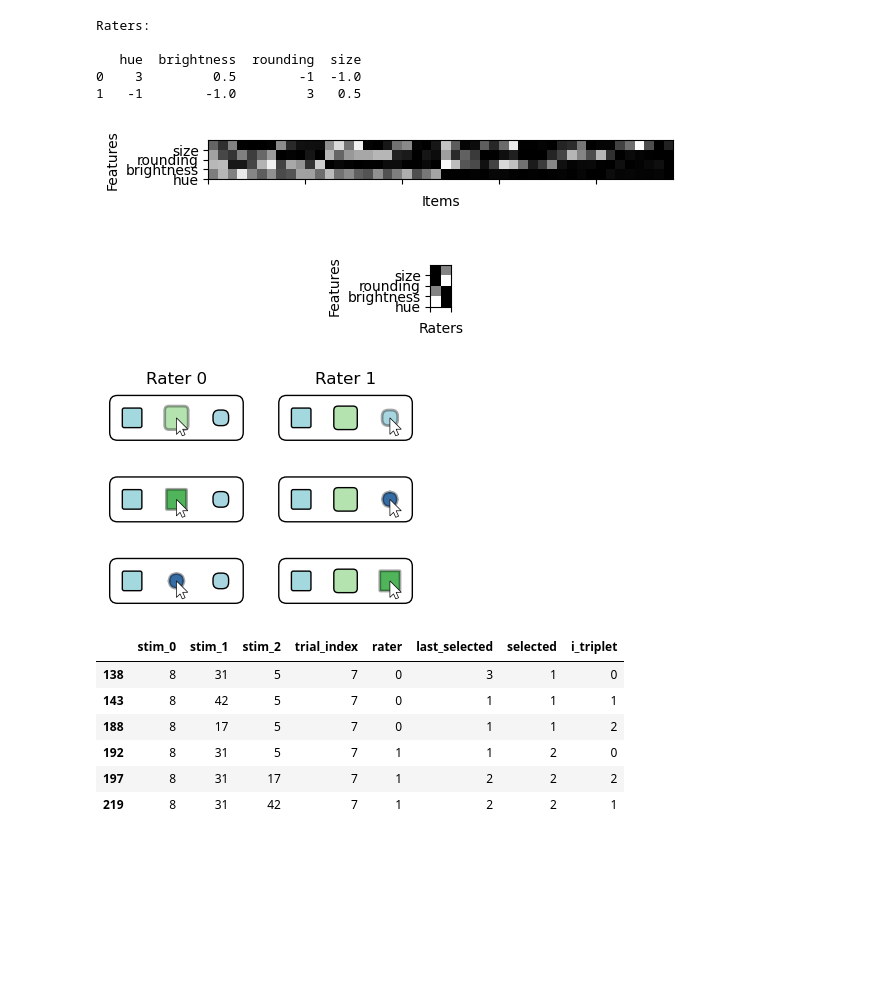
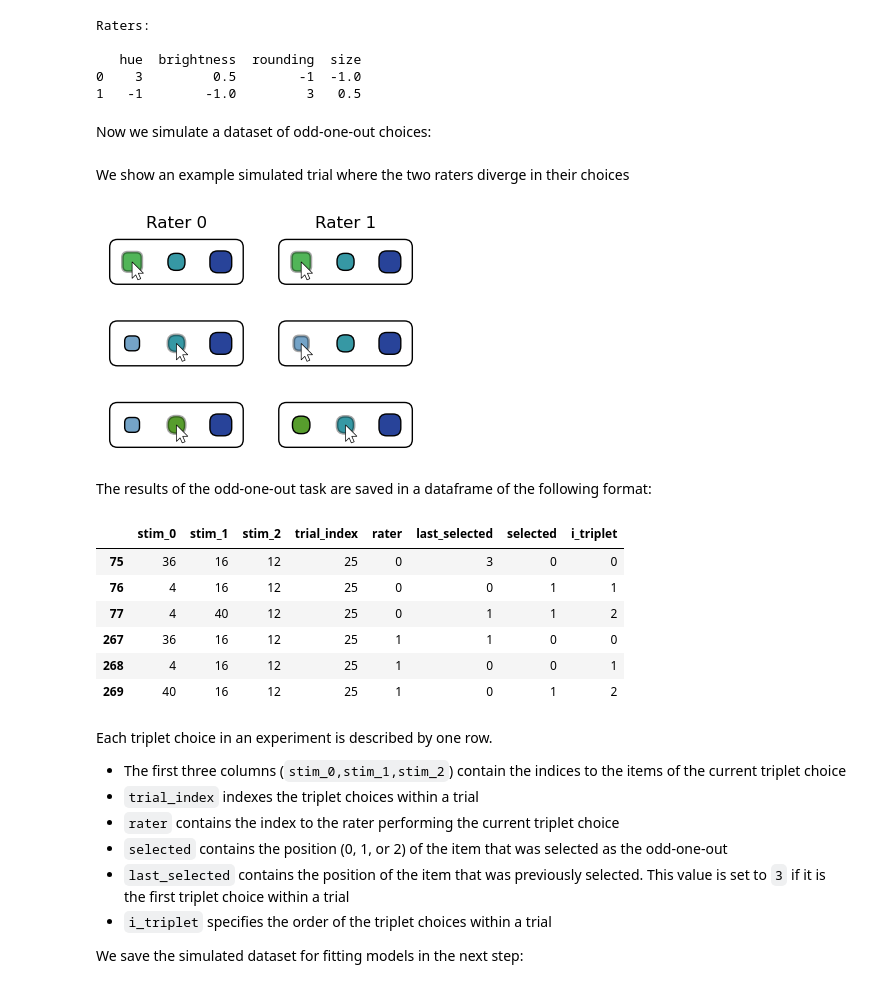
Before and after one commit to pwdonh/triplets, a Jupyter notebook: examples/example_1_simulate_data.ipynb, the cells around one changed output. Cells and saved outputs as stored; diff of their text form; code cells hidden in the pictures; blank space fills up the shorter version.

Commit message:
more descriptions of the examples

```diff
--- a/examples/example_1_simulate_data.ipynb
+++ b/examples/example_1_simulate_data.ipynb
@@ -89,61 +91,53 @@ Raters:
    hue  brightness  rounding  size
 0    3         0.5        -1  -1.0
 1   -1        -1.0         3   0.5
-# %%
-# Plot the ground truth item scores and rater weights
-
-fig = plt.figure(1)
-axs = fig.subplots(2,1,gridspec_kw=dict(height_ratios=[4,1]))
-im = axs[0].pcolormesh(
-    torch.nn.functional.softplus(model_gt.linear_item.weight.data),
-    cmap='gray'
-)
-axs[0].set_xlabel('Items')
-im = axs[1].pcolormesh(
-    torch.sigmoid(model_gt.linear_rater.weight.data),
-    cmap='gray'
-)
-axs[1].set_xlabel('Raters')
-for ax in axs:
-    ax.set_ylabel('Features')
-    ax.set_aspect(1)
-    ax.set_xticklabels([])
-    ax.set_yticks([0,1,2,3])
-    ax.set_yticklabels(columns_gt)
-# plt.colorbar(im)
-fig.set_size_inches([6,3])
-# %% [output]
-[figure, removed]
+# %% [markdown]
+Now we simulate a dataset of odd-one-out choices:
 # %%
 df_triplets = simulate_triplet_dataset(
     model_gt, df_items, df_raters,
     num_trials=64, items_per_trial=5
 )
+# %% [markdown]
+We show an example simulated trial where the two raters diverge in their choices
 # %%
-df_trial = df_triplets.query('trial_index==7')
+df_trial = df_triplets.query('trial_index==25')
 
 fig = plt.figure(2)
 axs = fig.subplots(3,2)
 for triplet, ax_row in enumerate(axs):
     for rater, ax in enumerate(ax_row):
         plot_triplet_row(
             ax, df_trial.query(f'rater=={rater}').iloc[triplet],
             df_items, mouse=True
         )
         if triplet==0:
             ax.set_title(f'Rater {rater}')
 fig.set_size_inches([4,3])
 # %% [output]
-[figure, old version]
+[figure, new version]
+# %% [markdown]
+The results of the odd-one-out task are saved in a dataframe of the following format:
 # %%
 df_trial
 # %% [output]
 |  | stim_0 | stim_1 | stim_2 | trial_index | rater | last_selected | selected | i_triplet |
-| 138 | 8 | 31 | 5 | 7 | 0 | 3 | 1 | 0 |
-| 143 | 8 | 42 | 5 | 7 | 0 | 1 | 1 | 1 |
-| 188 | 8 | 17 | 5 | 7 | 0 | 1 | 1 | 2 |
-| 192 | 8 | 31 | 5 | 7 | 1 | 1 | 2 | 0 |
-| 197 | 8 | 31 | 17 | 7 | 1 | 2 | 2 | 2 |
-| 219 | 8 | 31 | 42 | 7 | 1 | 2 | 2 | 1 |
+| 75 | 36 | 16 | 12 | 25 | 0 | 3 | 0 | 0 |
+| 76 | 4 | 16 | 12 | 25 | 0 | 0 | 1 | 1 |
+| 77 | 4 | 40 | 12 | 25 | 0 | 1 | 1 | 2 |
+| 267 | 36 | 16 | 12 | 25 | 1 | 1 | 0 | 0 |
+| 268 | 4 | 16 | 12 | 25 | 1 | 0 | 0 | 1 |
+| 269 | 40 | 16 | 12 | 25 | 1 | 0 | 1 | 2 |
+# %% [markdown]
+Each triplet choice in an experiment is described by one row.
+
+- The first three columns (``stim_0,stim_1,stim_2``) contain the indices to the items of the current triplet choice
+- ``trial_index`` indexes the triplet choices within a trial
+- ``rater`` contains the index to the rater performing the current triplet choice
+- ``selected`` contains the position (0, 1, or 2) of the item that was selected as the odd-one-out
+- ``last_selected`` contains the position of the item that was previously selected. This value is set to ``3`` if it is the first triplet choice within a trial
+- ``i_triplet`` specifies the order of the triplet choices within a trial
+
+We save the simulated dataset for fitting models in the next step:
 # %%
 df_triplets.to_csv('data/toy_simulation_triplets.csv')
```
Also changed, not shown: parts of 5 cells of this notebook, 2 other files.
